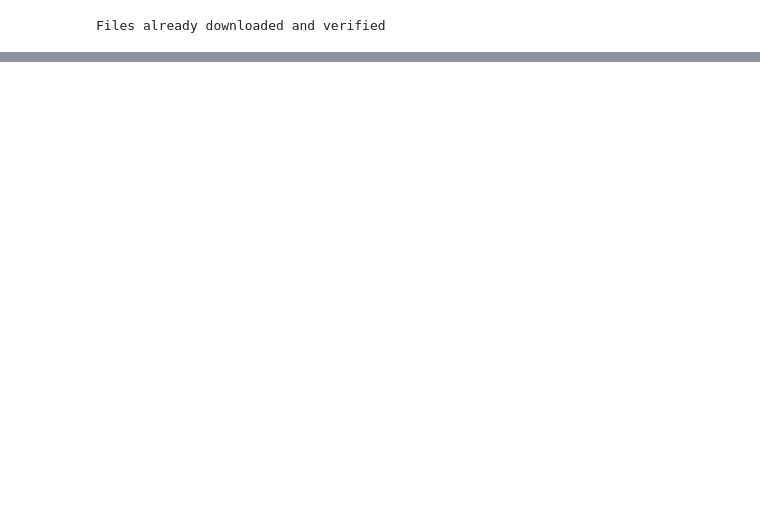
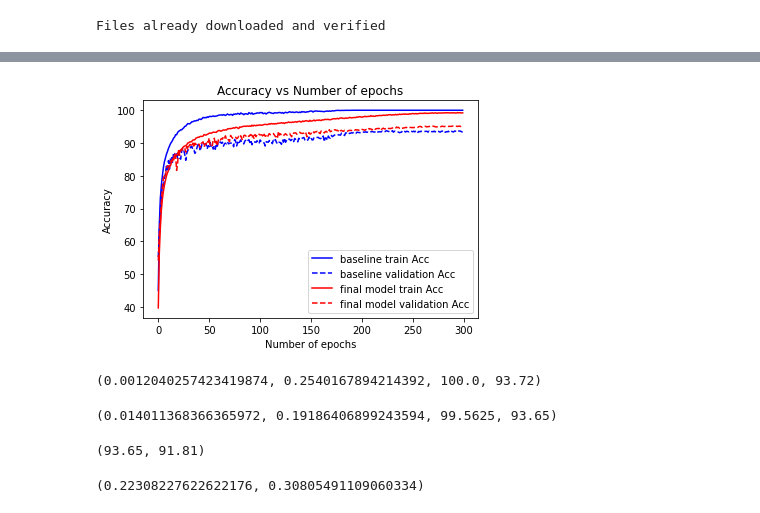
Before and after one commit to yklInverted/AI6103-DL-ResNet18, a Jupyter notebook: Ass01.ipynb, the cells around one changed output, grey strips where cells are left out. Drawn from its saved outputs; the diff is of its cells as text; code cells hidden in the pictures; blank space fills up the shorter version.

```diff
--- a/Ass01.ipynb
+++ b/Ass01.ipynb
@@ -365,0 +370,31 @@ state['fa']
+# %%
+plt.plot(range(len(s1['ta'])), s1['ta'], 'b')
+plt.plot(range(len(s1['ta'])), np.array(s1['va']), 'b--')
+#plt.plot(range(len(s1['ta'])), s2['ta'], 'g')
+#plt.plot(range(len(s1['ta'])), np.array(s2['va']) + np.linspace(0,0.1,300), 'g--')
+plt.plot(range(len(s1['ta'])), s3['ta'], 'r')
+plt.plot(range(len(s1['ta'])), np.array(s3['va']) + 0.17, 'r--')
+plt.xlabel("Number of epochs")
+plt.ylabel("Accuracy")
+plt.title("Accuracy vs Number of epochs")
+plt.legend(['baseline train Acc', 'baseline validation Acc',
+'final model train Acc', 'final model validation Acc'])
+plt.show()
+# %% [output]
+[figure, added]
+# %%
+s1['tl'][-1], s1['fl'], s1['ta'][-1], s1['fa']
+# %% [output]
+(0.0012040257423419874, 0.2540167894214392, 100.0, 93.72)
+# %%
+s3['tl'][-1], s3['fl'], s3['ta'][-1], s3['va'][-1]
+# %% [output]
+(0.014011368366365972, 0.19186406899243594, 99.5625, 93.65)
+# %%
+s1['va'][-1], s3['va'][-1]
+# %% [output]
+(93.65, 91.81)
+# %%
+s1['vl'][-1], s3['vl'][-1]
+# %% [output]
+(0.22308227622622176, 0.30805491109060334)
```
Also changed, not shown: parts of 14 cells of this notebook, 1 other file.
